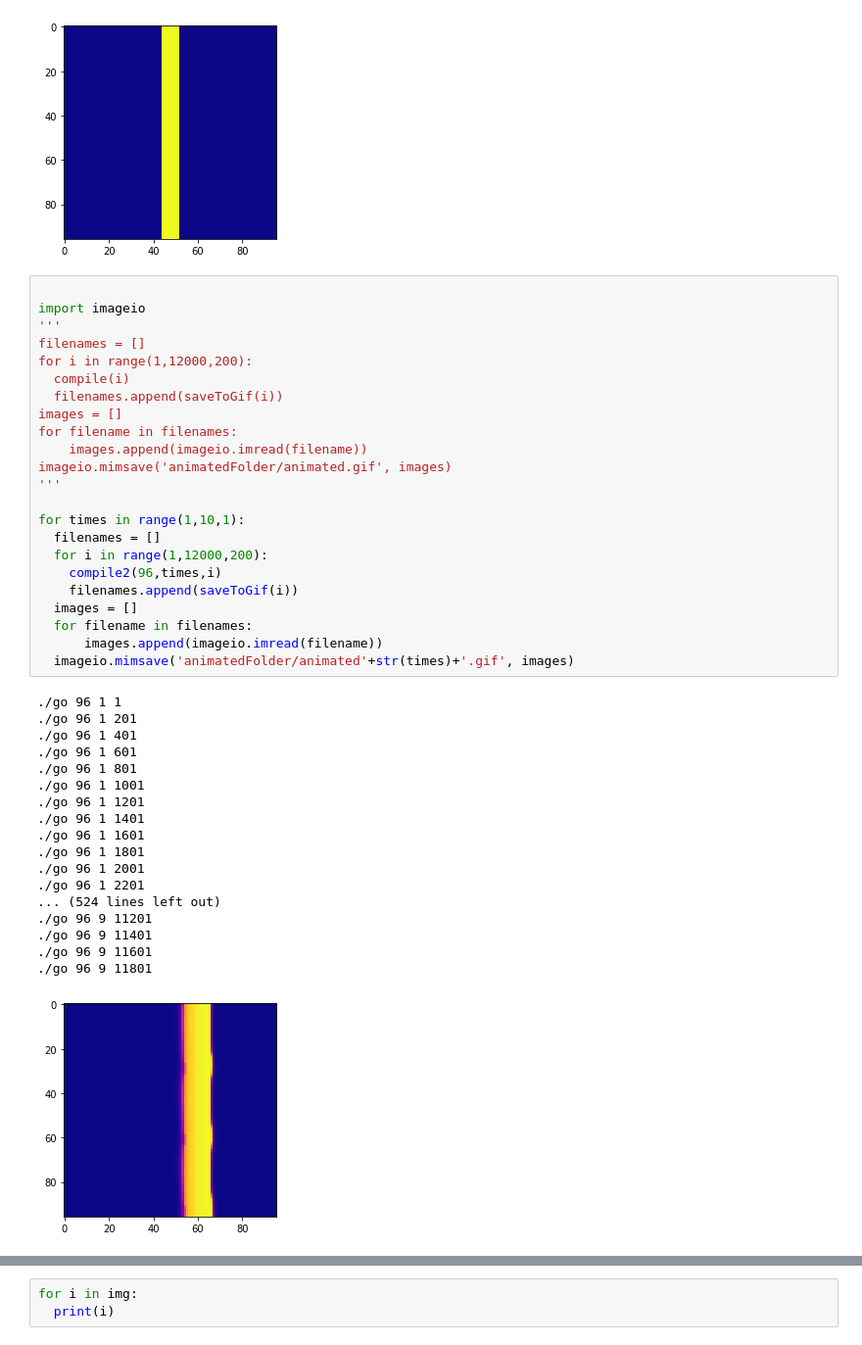
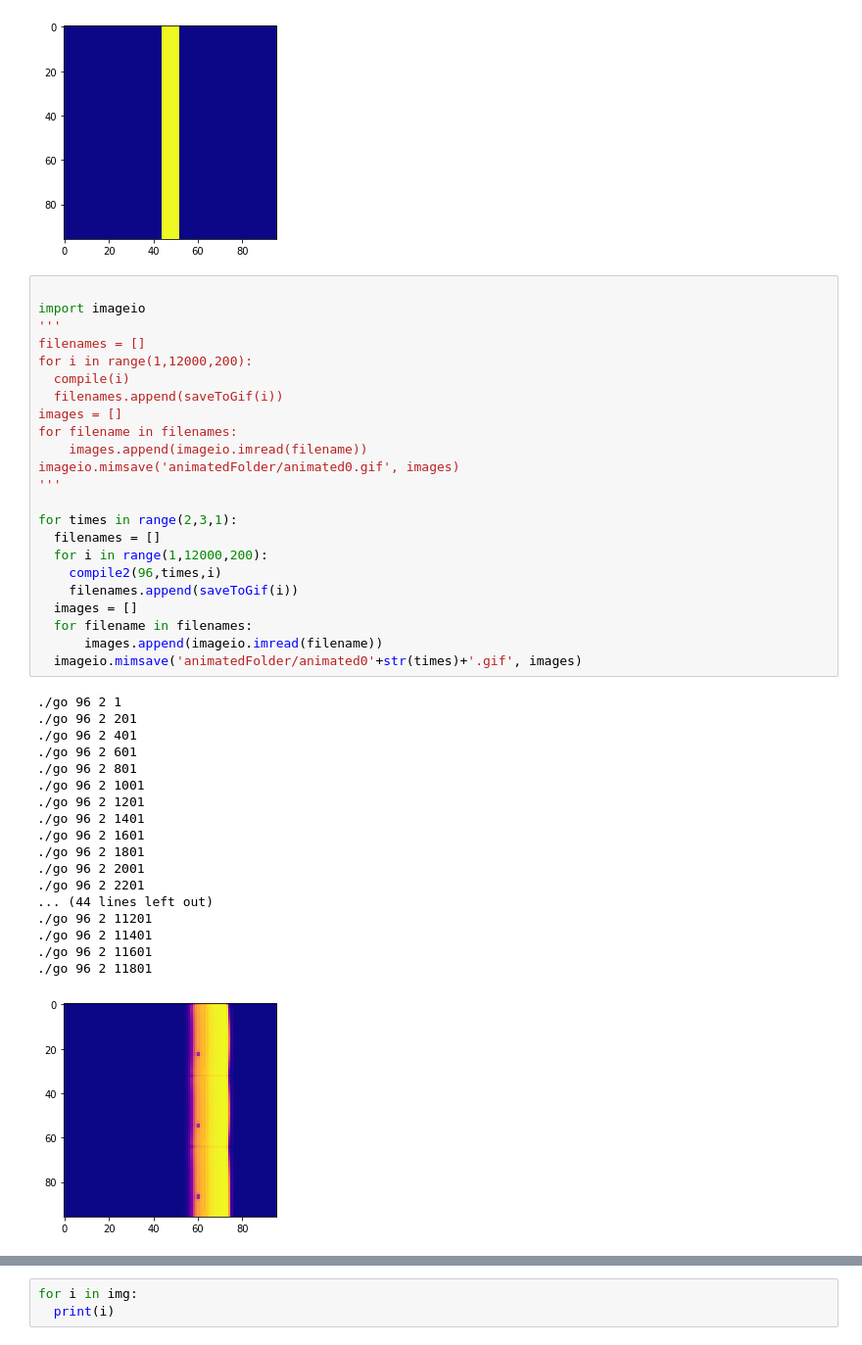
Before and after one commit to sabiomito/uffgpu2019, a Jupyter notebook: readmeContent/colabNotebook.ipynb, the cells around one changed output, grey strips where cells are left out. Shown at 98% size. Saved outputs shown, nothing was run; the diff lists cells and outputs as text.

```diff
--- a/readmeContent/colabNotebook.ipynb
+++ b/readmeContent/colabNotebook.ipynb
@@ -210,45 +210,45 @@ plt.show()
 # %%
 
 import imageio
 '''
 filenames = []
 for i in range(1,12000,200):
   compile(i)
   filenames.append(saveToGif(i))
 images = []
 for filename in filenames:
     images.append(imageio.imread(filename))
-imageio.mimsave('animatedFolder/animated.gif', images)
+imageio.mimsave('animatedFolder/animated0.gif', images)
 '''
 
-for times in range(1,10,1):
+for times in range(2,3,1):
   filenames = []
   for i in range(1,12000,200):
     compile2(96,times,i)
     filenames.append(saveToGif(i))
   images = []
   for filename in filenames:
       images.append(imageio.imread(filename))
-  imageio.mimsave('animatedFolder/animated'+str(times)+'.gif', images)
+  imageio.mimsave('animatedFolder/animated0'+str(times)+'.gif', images)
 # %% [output]
-./go 96 1 1
-./go 96 1 201
-./go 96 1 401
-./go 96 1 601
-./go 96 1 801
-./go 96 1 1001
-./go 96 1 1201
-./go 96 1 1401
-./go 96 1 1601
-./go 96 1 1801
-./go 96 1 2001
-./go 96 1 2201
-... (524 lines left out)
-./go 96 9 11201
-./go 96 9 11401
-./go 96 9 11601
-./go 96 9 11801
+./go 96 2 1
+./go 96 2 201
+./go 96 2 401
+./go 96 2 601
+./go 96 2 801
+./go 96 2 1001
+./go 96 2 1201
+./go 96 2 1401
+./go 96 2 1601
+./go 96 2 1801
+./go 96 2 2001
+./go 96 2 2201
+... (44 lines left out)
+./go 96 2 11201
+./go 96 2 11401
+./go 96 2 11601
+./go 96 2 11801
-[figure, old version]
+[figure, new version]
 # %%
 from matplotlib import pyplot as plt
 arquivo = open('entrada.txt', 'r')
```
Also changed, not shown: parts of 7 cells of this notebook, 3 other files.
